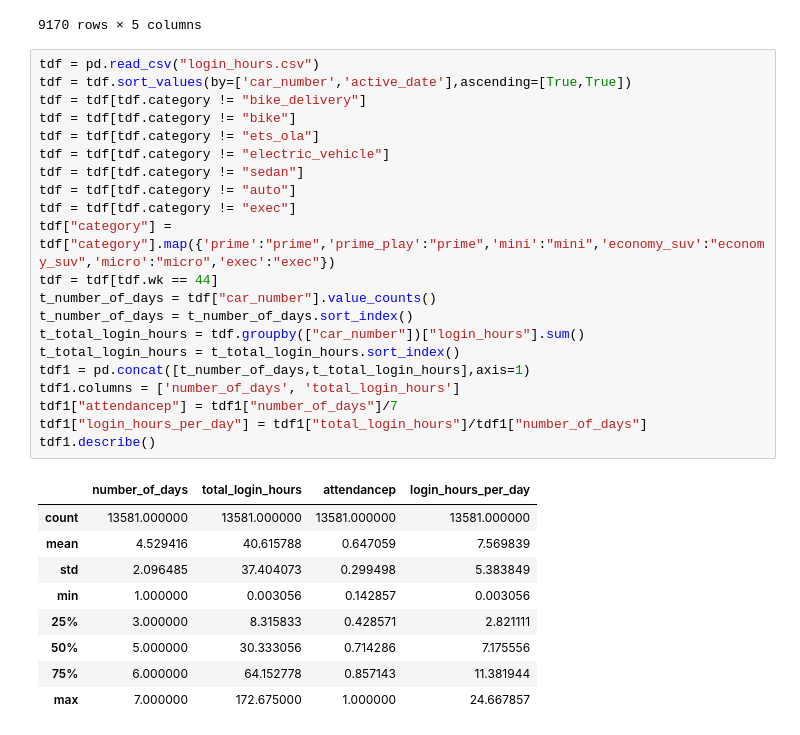
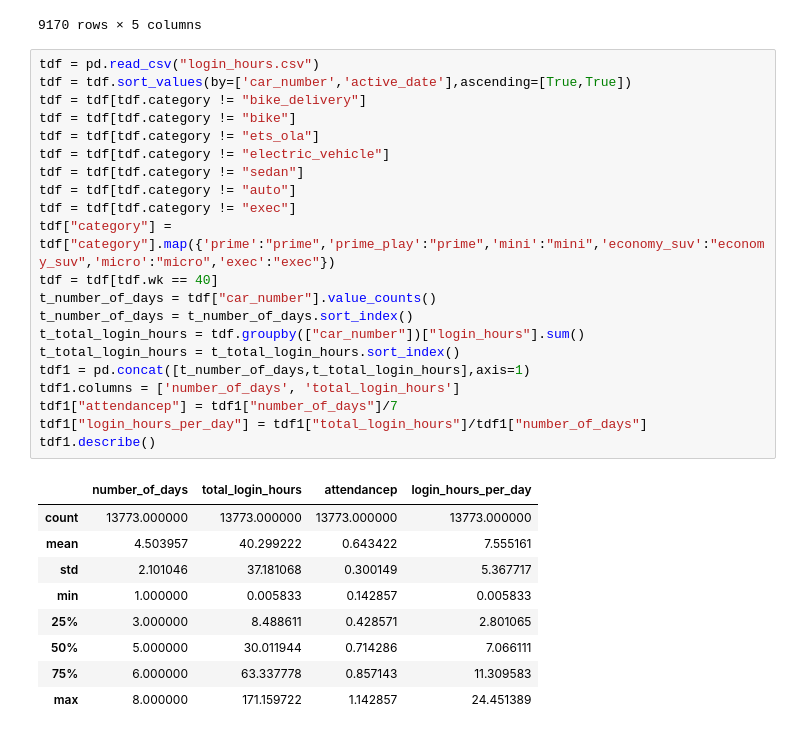
Before and after one commit to hridyansh68/Ola_analytics, a Jupyter notebook: Final Report Trial.ipynb, the cells around one changed output. Saved outputs shown, nothing was run; the diff lists cells and outputs as text.

```diff
--- a/Final Report Trial.ipynb
+++ b/Final Report Trial.ipynb
@@ -409,32 +409,32 @@ part_timersdf
 # %%
 tdf = pd.read_csv("login_hours.csv")
 tdf = tdf.sort_values(by=['car_number','active_date'],ascending=[True,True])
 tdf = tdf[tdf.category != "bike_delivery"]
 tdf = tdf[tdf.category != "bike"]
 tdf = tdf[tdf.category != "ets_ola"]
 tdf = tdf[tdf.category != "electric_vehicle"]
 tdf = tdf[tdf.category != "sedan"]
 tdf = tdf[tdf.category != "auto"]
 tdf = tdf[tdf.category != "exec"]
 tdf["category"] = tdf["category"].map({'prime':"prime",'prime_play':"prime",'mini':"mini",'economy_suv':"economy_suv",'micro':"micro",'exec':"exec"})
-tdf = tdf[tdf.wk == 44]
+tdf = tdf[tdf.wk == 40]
 t_number_of_days = tdf["car_number"].value_counts()
 t_number_of_days = t_number_of_days.sort_index()
 t_total_login_hours = tdf.groupby(["car_number"])["login_hours"].sum()
 t_total_login_hours = t_total_login_hours.sort_index()
 tdf1 = pd.concat([t_number_of_days,t_total_login_hours],axis=1)
 tdf1.columns = ['number_of_days', 'total_login_hours']
 tdf1["attendancep"] = tdf1["number_of_days"]/7
 tdf1["login_hours_per_day"] = tdf1["total_login_hours"]/tdf1["number_of_days"]
 tdf1.describe()
 # %% [output]
 |  | number_of_days | total_login_hours | attendancep | login_hours_per_day |
-| count | 13581.000000 | 13581.000000 | 13581.000000 | 13581.000000 |
-| mean | 4.529416 | 40.615788 | 0.647059 | 7.569839 |
-| std | 2.096485 | 37.404073 | 0.299498 | 5.383849 |
-| min | 1.000000 | 0.003056 | 0.142857 | 0.003056 |
-| 25% | 3.000000 | 8.315833 | 0.428571 | 2.821111 |
-| 50% | 5.000000 | 30.333056 | 0.714286 | 7.175556 |
-| 75% | 6.000000 | 64.152778 | 0.857143 | 11.381944 |
-| max | 7.000000 | 172.675000 | 1.000000 | 24.667857 |
+| count | 13773.000000 | 13773.000000 | 13773.000000 | 13773.000000 |
+| mean | 4.503957 | 40.299222 | 0.643422 | 7.555161 |
+| std | 2.101046 | 37.181068 | 0.300149 | 5.367717 |
+| min | 1.000000 | 0.005833 | 0.142857 | 0.005833 |
+| 25% | 3.000000 | 8.488611 | 0.428571 | 2.801065 |
+| 50% | 5.000000 | 30.011944 | 0.714286 | 7.066111 |
+| 75% | 6.000000 | 63.337778 | 0.857143 | 11.309583 |
+| max | 8.000000 | 171.159722 | 1.142857 | 24.451389 |
 # %%
```
Also changed, not shown: parts of 4 cells of this notebook, 2 other files.
